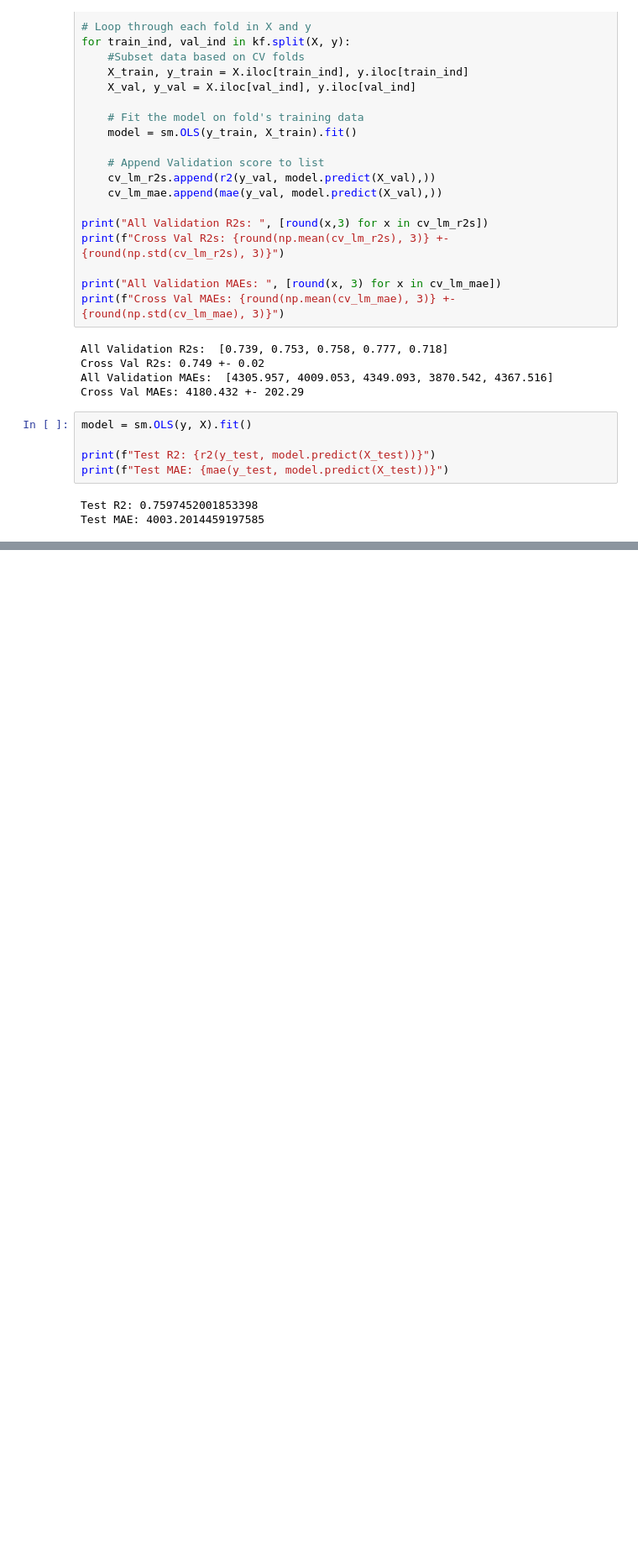
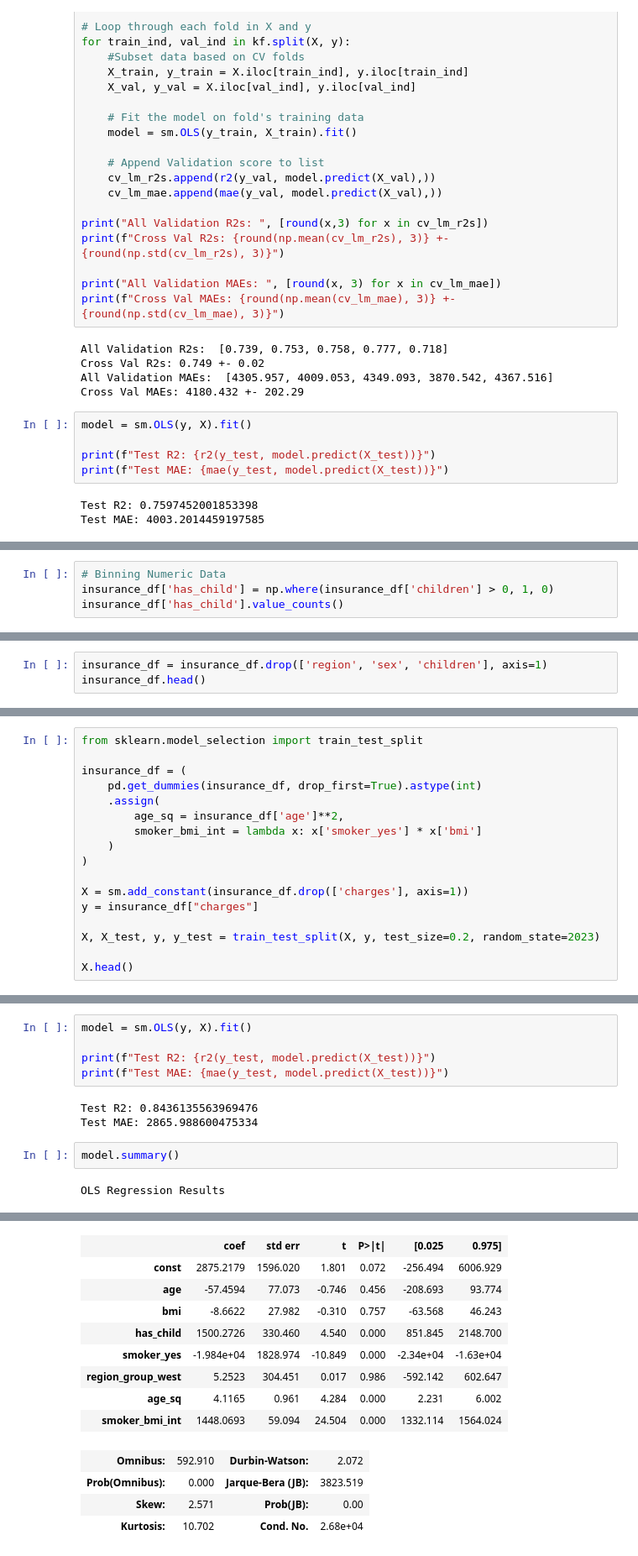
Before and after one commit to Camiloesp/PythonDataScience_SupervisedML, a Jupyter notebook: Regression_and_Forecasting/6_FeatureEngineering.ipynb, the cells around one changed output, grey strips where cells are left out. Shown: that part at 84% size. Drawn from its saved outputs; the diff is of its cells as text; blank space fills up the shorter version.

```diff
--- a/Regression_and_Forecasting/6_FeatureEngineering.ipynb
+++ b/Regression_and_Forecasting/6_FeatureEngineering.ipynb
@@ -370,0 +429,4 @@ strong multicollinearity or other numerical problems.
+# %%
+# Binning Numeric Data
+insurance_df['has_child'] = np.where(insurance_df['children'] > 0, 1, 0)
+insurance_df['has_child'].value_counts()
@@ -370,0 +438,3 @@ strong multicollinearity or other numerical problems.
+# %%
+insurance_df = insurance_df.drop(['region', 'sex', 'children'], axis=1)
+insurance_df.head()
@@ -370,0 +448,17 @@ strong multicollinearity or other numerical problems.
+# %%
+from sklearn.model_selection import train_test_split
+
+insurance_df = (
+    pd.get_dummies(insurance_df, drop_first=True).astype(int)
+    .assign(
+        age_sq = insurance_df['age']**2,
+        smoker_bmi_int = lambda x: x['smoker_yes'] * x['bmi']
+    )
+)
+
+X = sm.add_constant(insurance_df.drop(['charges'], axis=1))
+y = insurance_df["charges"]
+
+X, X_test, y, y_test = train_test_split(X, y, test_size=0.2, random_state=2023)
+
+X.head()
@@ -370,0 +506,12 @@ strong multicollinearity or other numerical problems.
+# %%
+model = sm.OLS(y, X).fit()
+
+print(f"Test R2: {r2(y_test, model.predict(X_test))}")
+print(f"Test MAE: {mae(y_test, model.predict(X_test))}")
+# %% [output]
+Test R2: 0.8436135563969476
+Test MAE: 2865.988600475334
+# %%
+model.summary()
+# %% [output]
+OLS Regression Results
@@ -370,0 +527,13 @@ strong multicollinearity or other numerical problems.
+|  | coef | std err | t | P>|t| | [0.025 | 0.975] |
+| const | 2875.2179 | 1596.020 | 1.801 | 0.072 | -256.494 | 6006.929 |
+| age | -57.4594 | 77.073 | -0.746 | 0.456 | -208.693 | 93.774 |
+| bmi | -8.6622 | 27.982 | -0.310 | 0.757 | -63.568 | 46.243 |
+| has_child | 1500.2726 | 330.460 | 4.540 | 0.000 | 851.845 | 2148.700 |
+| smoker_yes | -1.984e+04 | 1828.974 | -10.849 | 0.000 | -2.34e+04 | -1.63e+04 |
+| region_group_west | 5.2523 | 304.451 | 0.017 | 0.986 | -592.142 | 602.647 |
+| age_sq | 4.1165 | 0.961 | 4.284 | 0.000 | 2.231 | 6.002 |
+| smoker_bmi_int | 1448.0693 | 59.094 | 24.504 | 0.000 | 1332.114 | 1564.024 |
+| Omnibus: | 592.910 | Durbin-Watson: | 2.072 |
+| Prob(Omnibus): | 0.000 | Jarque-Bera (JB): | 3823.519 |
+| Skew: | 2.571 | Prob(JB): | 0.00 |
+| Kurtosis: | 10.702 | Cond. No. | 2.68e+04 |
```
Also changed, not shown: parts of 12 cells of this notebook.
